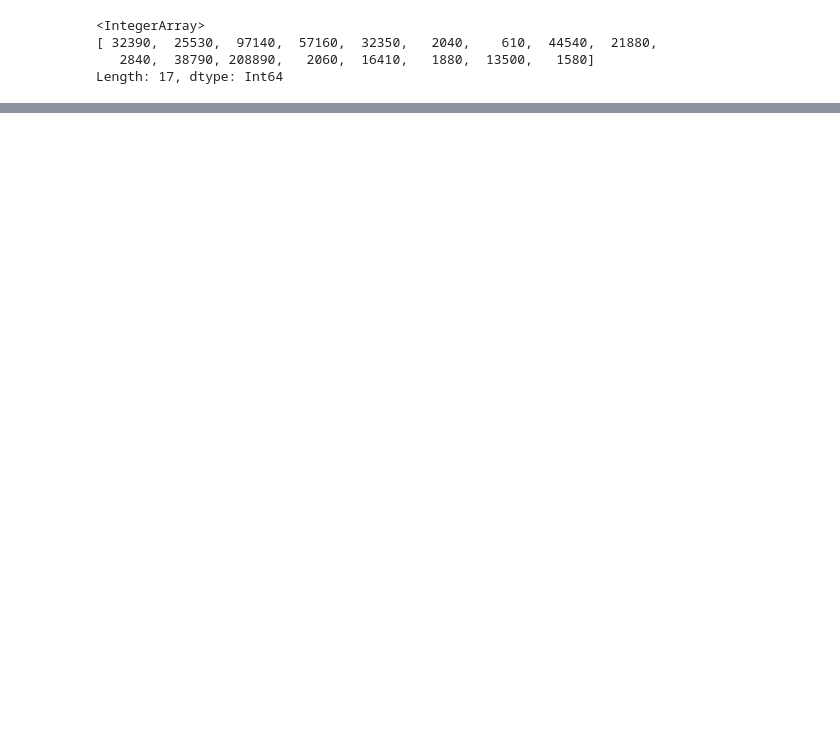
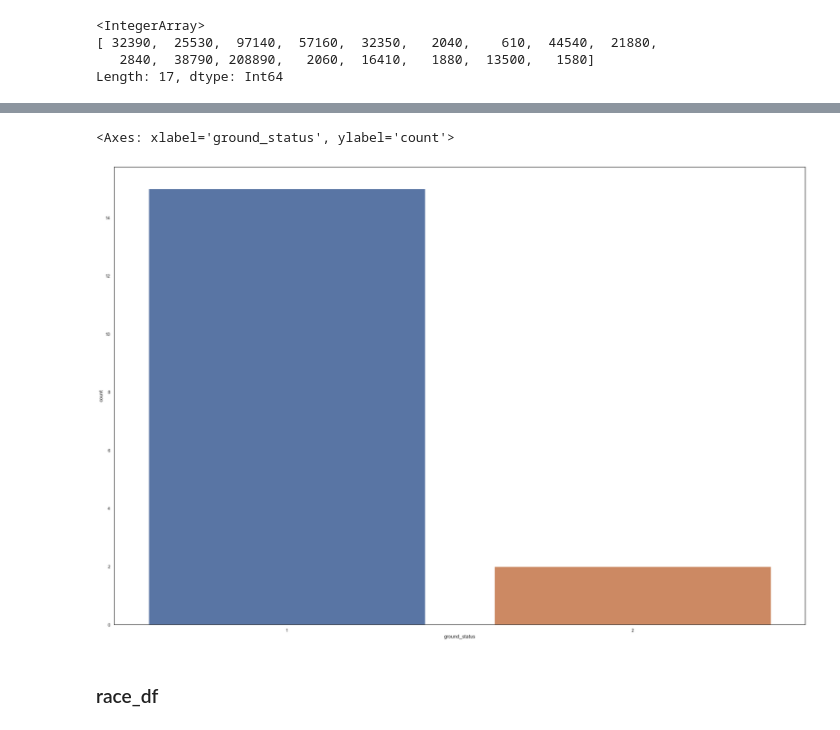
Before and after one commit to kawamottyan/to-be-a-rich, a Jupyter notebook: dataset/model/tennosyoharu/EDA.ipynb, the cells around one changed output, grey strips where cells are left out. Saved outputs shown, nothing was run; the diff lists cells and outputs as text; code cells hidden in the pictures; blank space fills up the shorter version.

```diff
--- a/dataset/model/tennosyoharu/EDA.ipynb
+++ b/dataset/model/tennosyoharu/EDA.ipynb
@@ -2080,11 +2055,11 @@ sns.histplot(x='rentan3',
 # %%
 horse_df_tmp =horse_df.drop(['race_id','horse_id', 'tamer_id', 'rider_id'],axis=1)
 # %%
-#最新のレースだけで見てみる
-import seaborn as sns
-sns.set(rc={'figure.figsize':(30,20)})
-sns.set(style="white")
-corr = horse_df_tmp.corr()
-mask = np.zeros_like(corr, dtype=bool)
-mask[np.triu_indices_from(mask)] = True
-sns.heatmap(data = corr, mask = mask, linewidth = 0.5, annot = True)
+# #最新のレースだけで見てみる
+# import seaborn as sns
+# sns.set(rc={'figure.figsize':(30,20)})
+# sns.set(style="white")
+# corr = horse_df_tmp.corr()
+# mask = np.zeros_like(corr, dtype=bool)
+# mask[np.triu_indices_from(mask)] = True
+# sns.heatmap(data = corr, mask = mask, linewidth = 0.5, annot = True)
@@ -2093,0 +2098,7 @@ sns.heatmap(data = corr, mask = mask, linewidth = 0.5, annot = True)
+# %%
+sns.countplot(x="ground_status", data=race_df)
+# %% [output]
+<Axes: xlabel='ground_status', ylabel='count'>
+[figure, added]
+# %% [markdown]
+### race_df
```
Also changed, not shown: parts of 63 cells of this notebook, 11 other files.
